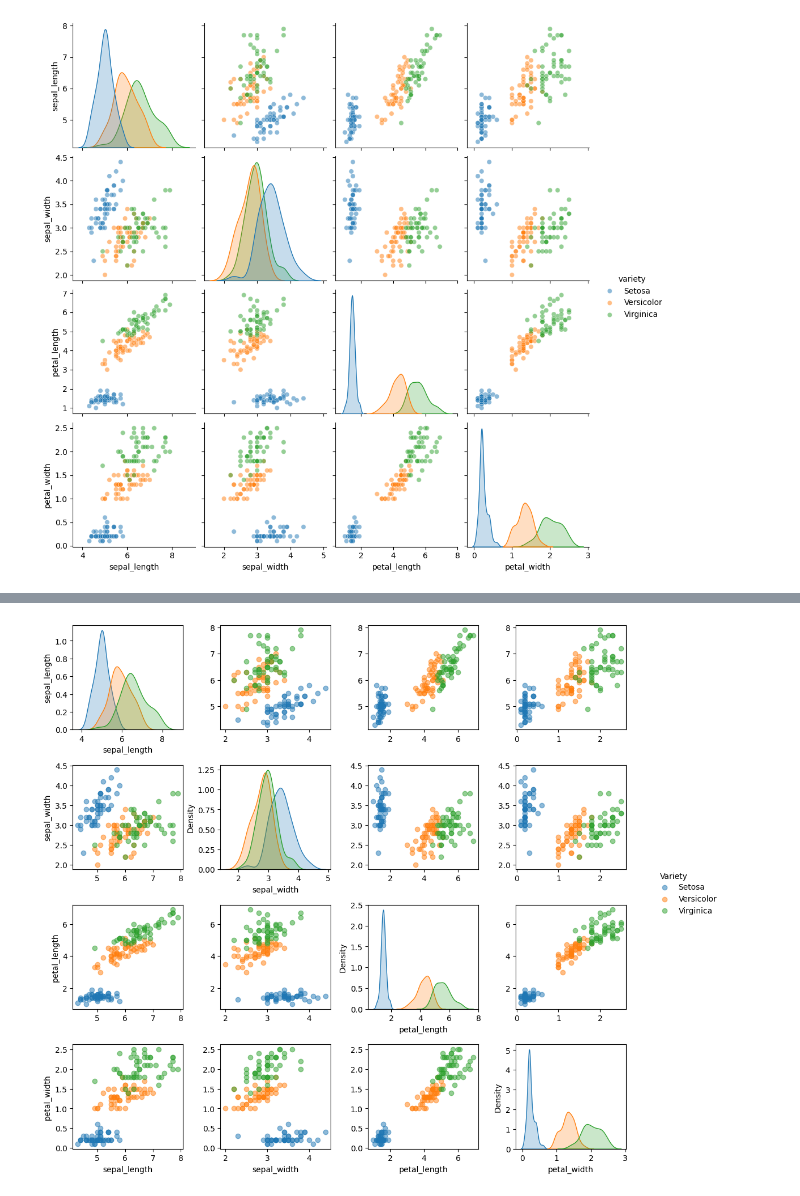
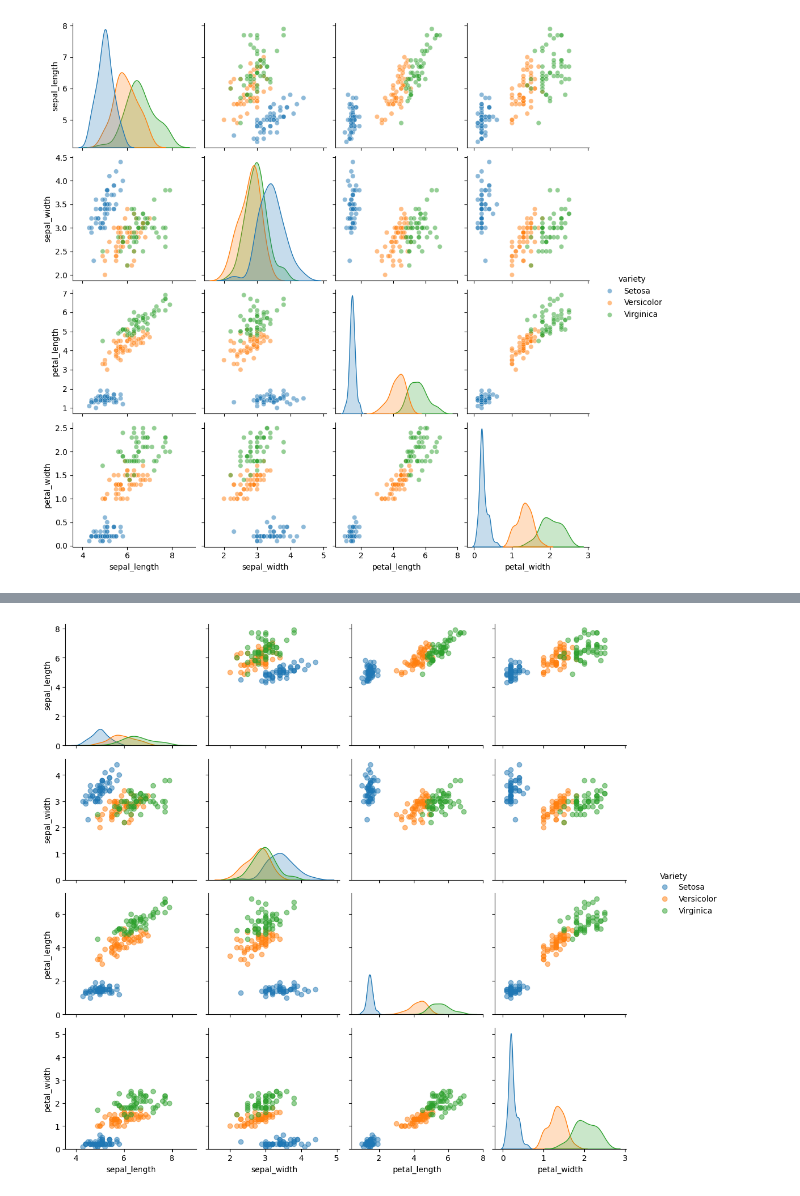
Before and after one commit to s34836/EWD, a Jupyter notebook: lab4.ipynb, the cells around one changed output, grey strips where cells are left out. Saved outputs shown, nothing was run; the diff lists cells and outputs as text; code cells hidden in the pictures.

```diff
--- a/lab4.ipynb
+++ b/lab4.ipynb
@@ -168,36 +221,38 @@ plt.show()
 # %%
 features = df.columns[:-1]
 variety = np.array(df['variety'].unique())
-fig, axes = plt.subplots(nrows=len(features), ncols=len(features), figsize=(12, 10))
+fig, axes = plt.subplots(nrows=len(features), ncols=len(features), figsize=(12, 10), sharex='col', sharey='row')
 
-# draw plots
+
 for x, variety in enumerate(variety):
   df_subset = df[df['variety'] == variety]
   for i, row in enumerate(features):
       for j, col in enumerate(features):
           if i == j:
             sns.kdeplot(df_subset[col], fill=True, ax=axes[i, j], label=variety)
           else:
             axes[i, j].scatter(df_subset[col], df_subset[row], alpha=0.5, label=variety)
 
 
-#set labels
+
 for i, row in enumerate(features):
     for j, col in enumerate(features):
         if i == len(features) - 1:
             axes[i, j].set_xlabel(col)
         if j == 0:
             axes[i, j].set_ylabel(row)
 
-# Adjust the layout to avoid overlapping labels
+
 plt.tight_layout()
 
-# Add legend
+
 handles, labels = axes[0, 1].get_legend_handles_labels()
 fig.legend(handles, labels, loc='center right', borderaxespad=0, frameon=False)
 plt.subplots_adjust(right=0.87)
 plt.figtext(0.92, 0.54, 'Variety', ha='left', va='center')
-# Display the plot
+
+sns.despine()
+
 plt.show()
 # %% [output]
-[figure, old version]
+[figure, new version]
```
Also changed, not shown: parts of 4 cells of this notebook.
